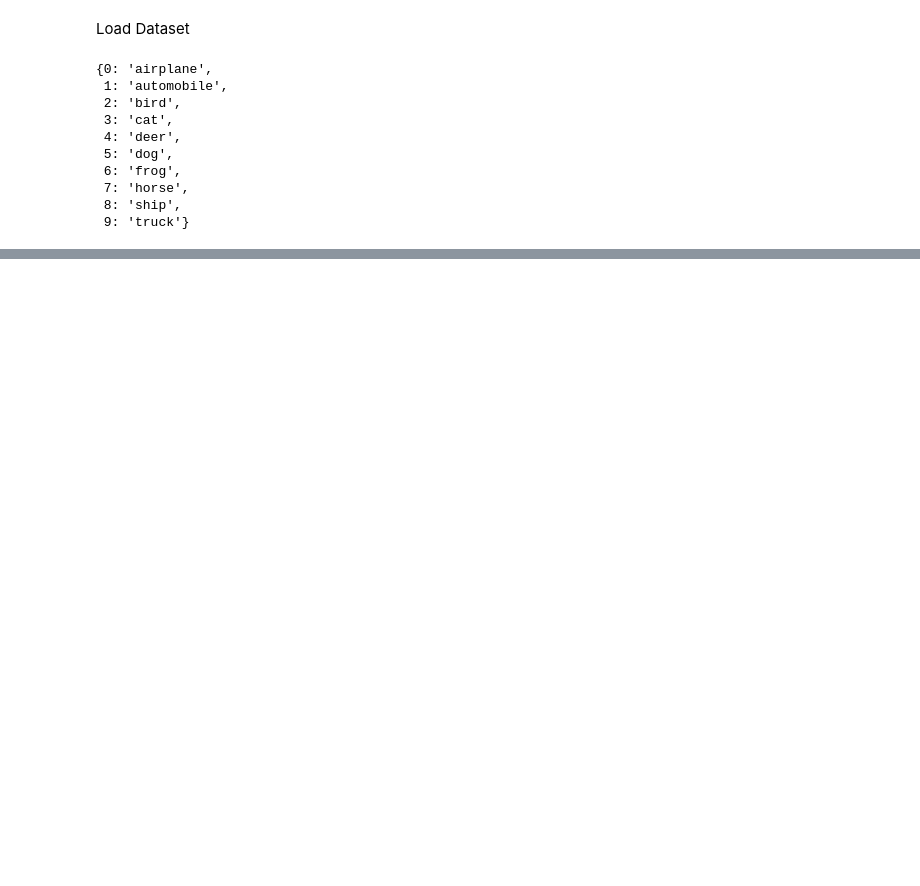
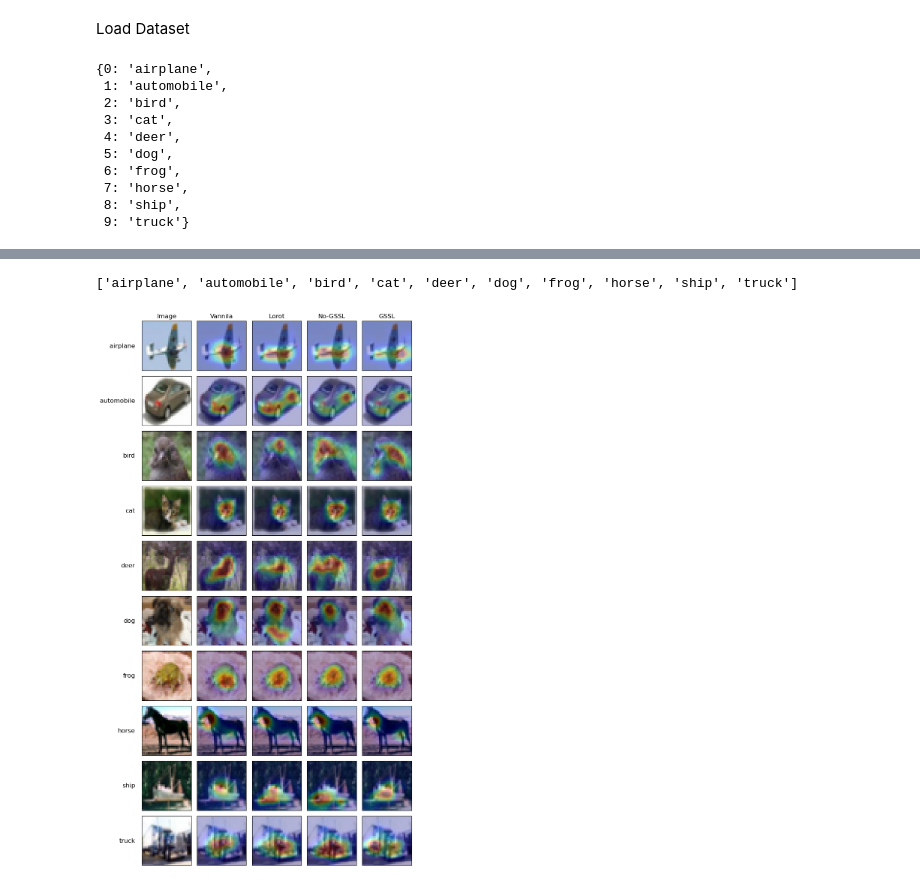
Before and after one commit to aristorenaldo/Localizable-Rotation, a Jupyter notebook: CAM/CAM.ipynb, the cells around one changed output, grey strips where cells are left out. Drawn from its saved outputs; the diff is of its cells as text; code cells hidden in the pictures; blank space fills up the shorter version.

```diff
--- a/CAM/CAM.ipynb
+++ b/CAM/CAM.ipynb
@@ -200,3 +88,8 @@ vanilla
+# %%
+moe_checkpoint = torch.load('/media/aristo/Data A/documents/kuliah/Project/CAM/checkpoint/cifar-CAM_Moe1_resnet32_5vK6SrW58X/ckpt.best.pth.tar')
+vannila_checkpoint = torch.load('/media/aristo/Data A/documents/kuliah/Project/CAM/log/10/resnet32-d509ac18.th')
+nomoe_checkpoint = torch.load('/media/aristo/Data A/documents/kuliah/Project/CAM/checkpoint/cifar-CAM_Nomoe_resnet32_pOcgjojCCE/ckpt.pth.tar')
+lorot_checkpoint = torch.load('/media/aristo/Data A/documents/kuliah/Project/CAM/checkpoint/cifar-CAM_Lorot_resnet32_nJmodpRnq5/ckpt.pth.tar')
 # %%
 class WrappedModel(torch.nn.Module):
 	def __init__(self, module):
@@ -354,0 +100,9 @@ plt.imshow(result_nomoe); plt.axis('off'); plt.tight_layout(); plt.show()
+# %%
+moe_model = models.Moe1()
+moe_model.load_state_dict(moe_checkpoint['state_dict'])
+vannila_model = WrappedModel(models.resnet32())
+vannila_model.load_state_dict(vannila_checkpoint['state_dict'])
+nomoe_model = models.Nomoe()
+nomoe_model.load_state_dict(nomoe_checkpoint['state_dict'])
+lorot_model = models.Lorot()
+lorot_model.load_state_dict(lorot_checkpoint['state_dict'])
@@ -354,0 +134,5 @@ plt.imshow(result_nomoe); plt.axis('off'); plt.tight_layout(); plt.show()
+# %%
+moe_cam = GradCAM(moe_model, moe_model.backbone.layer3, (3,32,32))
+vannila_cam = GradCAM(vannila_model, vannila_model.module.layer3, (3,32,32))
+nomoe_cam = GradCAM(nomoe_model, nomoe_model.backbone.layer3, (3,32,32))
+lorot_cam = GradCAM(lorot_model, lorot_model.backbone.layer3, (3,32,32))
@@ -354,0 +192,5 @@ plt.imshow(result_nomoe); plt.axis('off'); plt.tight_layout(); plt.show()
+# %%
+calc_grad_cam(sorted_batch_img, sorted_batch_lbl)
+# %% [output]
+['airplane', 'automobile', 'bird', 'cat', 'deer', 'dog', 'frog', 'horse', 'ship', 'truck']
+[figure, added]
```
Also changed, not shown: parts of 75 cells of this notebook, 7 other files.
